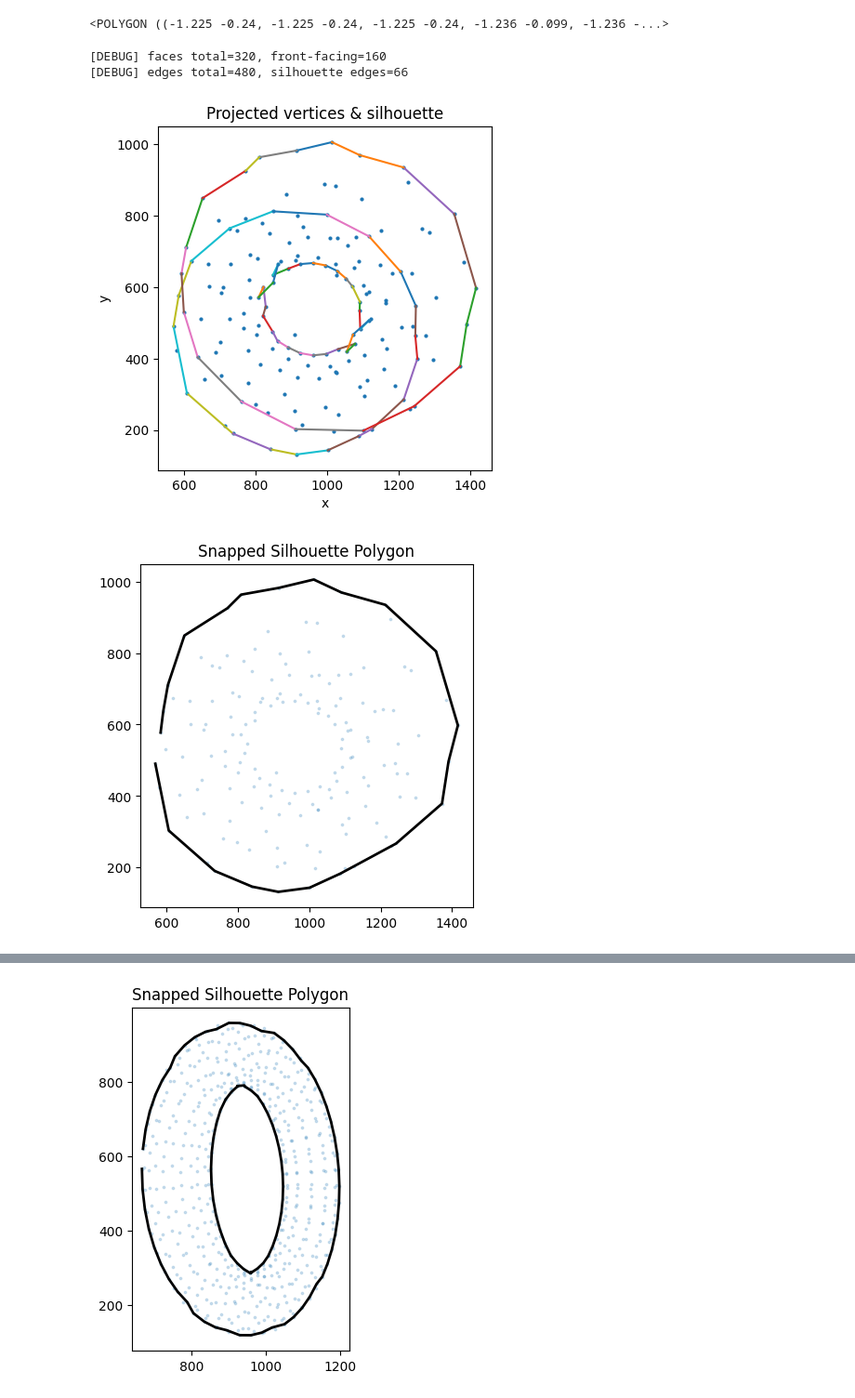
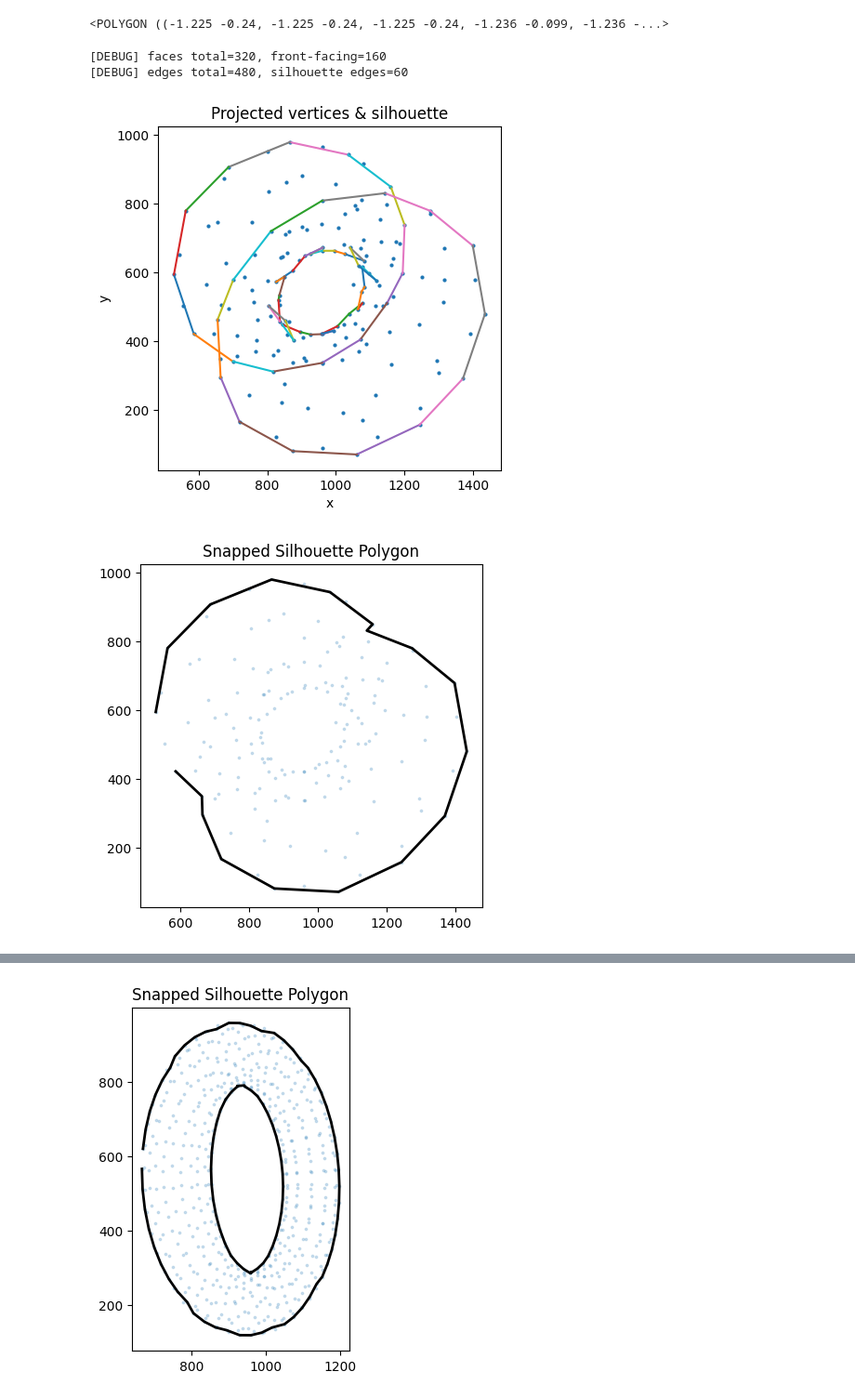
Before and after one commit to jeffreybliang/honours, a Jupyter notebook: src/framework_mesh/oblique.ipynb, the cells around one changed output, grey strips where cells are left out. Shown at 93% size. Saved outputs shown, nothing was run; the diff lists cells and outputs as text; code cells hidden in the pictures.

```diff
--- a/src/framework_mesh/oblique.ipynb
+++ b/src/framework_mesh/oblique.ipynb
@@ -388,24 +388,24 @@ def silhouette_polygon(xy, segments, padding=0.0):
 # %%
 verts, faces, aux = load_obj("/Users/jeffreyliang/Documents/Honours/honours/src/data/meshes/parabola_2.obj")
 # Create Meshes object in PyTorch3D
 balloon = Meshes(verts=[verts], faces=[faces.verts_idx])
-P = torch.tensor(np.load("/Users/jeffreyliang/Documents/Honours/honours/src/data/sky/cameras/Camera_4_P.npy")).float()
+P = torch.tensor(np.load("/Users/jeffreyliang/Documents/Honours/honours/src/data/sky/cameras/Camera_8_P.npy")).float()
 xy, segments = project_silhouette_p3d(balloon, P)
 
 
 project_outline_p3d(balloon, P)
 # # if you used rpad/apad to compute a padding value in your function, pass it here
 # poly = silhouette_polygon(xy, segments, padding=0)
 
 # # to plot:
 # xs, ys = poly.exterior.xy
 # import matplotlib.pyplot as plt
 # fig, ax = plt.subplots()
 # ax.plot(xs, ys, '-k', linewidth=2)
 # ax.set_aspect('equal')
 # plt.show()
 # %% [output]
 [DEBUG] faces total=320, front‑facing=160
-[DEBUG] edges total=480, silhouette edges=66
+[DEBUG] edges total=480, silhouette edges=60
-[figure, old version]
+[figure, new version]
-[figure, old version]
+[figure, new version]
```
Also changed, not shown: parts of 4 cells of this notebook, 2 other files.
